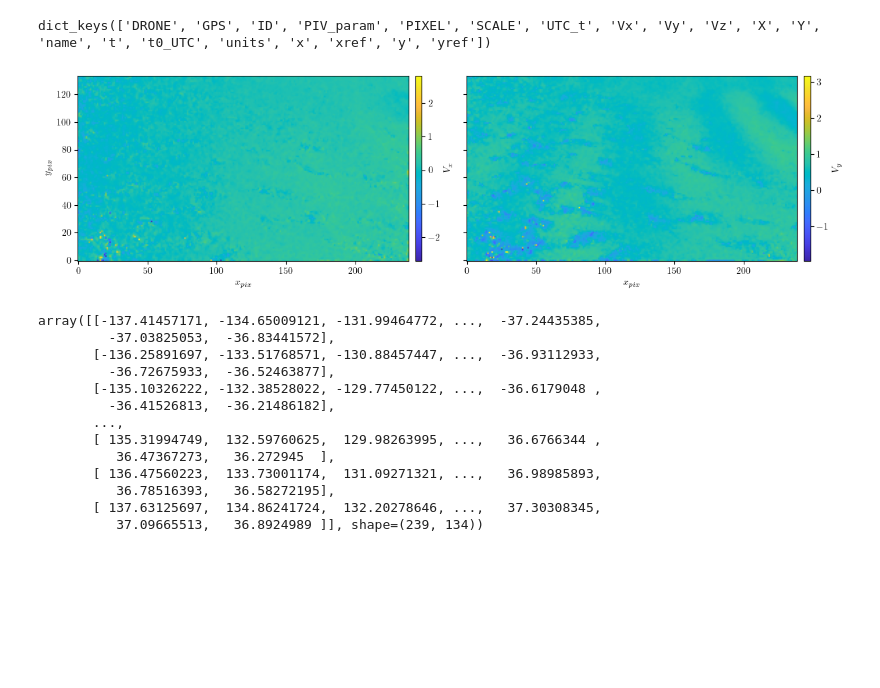
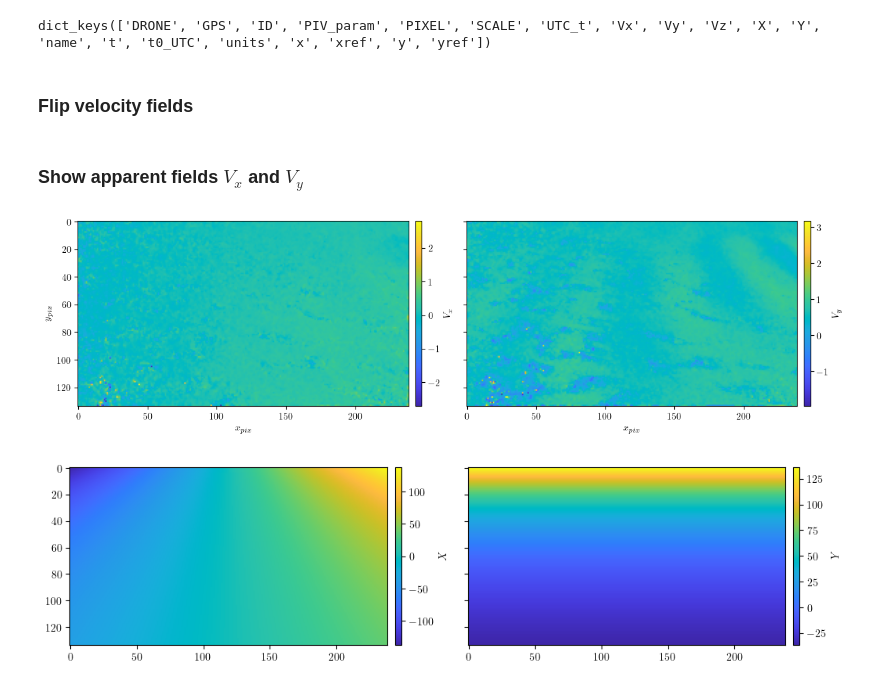
Before and after one commit to Turbotice/icewave, a Jupyter notebook: icewave/sebastien/BicWin2024/BicWin25_oblique_view.ipynb, the cells around one changed output. Cells and saved outputs as stored; diff of their text form; code cells hidden in the pictures; blank space fills up the shorter version.

```diff
--- a/icewave/sebastien/BicWin2024/BicWin25_oblique_view.ipynb
+++ b/icewave/sebastien/BicWin2024/BicWin25_oblique_view.ipynb
@@ -71,55 +73,62 @@ Top-level keys :  ['#refs#', '#subsystem#', 'm']
 S.keys()
 # %% [output]
 dict_keys(['DRONE', 'GPS', 'ID', 'PIV_param', 'PIXEL', 'SCALE', 'UTC_t', 'Vx', 'Vy', 'Vz', 'X', 'Y', 'name', 't', 't0_UTC', 'units', 'x', 'xref', 'y', 'yref'])
+# %% [markdown]
+### Flip velocity fields
 # %%
 # Vx = FT.supress_quadratic_noise(np.transpose(S['Vx'],(1,0,2)),S['x'],S['y'])
 # Vy = FT.supress_quadratic_noise(np.transpose(S['Vy'],(1,0,2)),S['x'],S['y'])
 # Vx = np.transpose(Vx,(1,0,2))
 # Vy = np.transpose(Vy,(1,0,2))
-Vx = np.flip(S['Vx'],(0,1))
-Vy = np.flip(S['Vy'],(0,1))
+Vx = np.flip(S['Vx'],0)
+Vy = np.flip(S['Vy'],0)
+# %% [markdown]
+### Show apparent fields $V_x$ and $V_y$
 # %%
 extents_pix = np.array([S['PIXEL']['x_pix'].min(),S['PIXEL']['x_pix'].max(),
                     S['PIXEL']['y_pix'].min(),S['PIXEL']['y_pix'].max()])
 
 frame = 3600
 
 fig, axs = plt.subplots(ncols = 2,sharey = True,figsize = (12,8))
 imsh = []
 for i,ax in enumerate(axs):
     if i == 0:
-        imsh.append(ax.imshow(Vx[:,:,frame].T,cmap = parula_map,origin = 'lower'))
+        imsh.append(ax.imshow(Vx[:,:,frame].T,cmap = parula_map))
         divider = make_axes_locatable(ax)
         cax = divider.append_axes("right", size="2%", pad=0.1)
         cbar = plt.colorbar(imsh[i],cax = cax)
         cbar.set_label(r'$V_x$')
     else:
-        imsh.append(ax.imshow(Vy[:,:,frame].T,cmap = parula_map,origin = 'lower'))
+        imsh.append(ax.imshow(Vy[:,:,frame].T,cmap = parula_map))
         divider = make_axes_locatable(ax)
         cax = divider.append_axes("right", size="2%", pad=0.1)
         cbar = plt.colorbar(imsh[i],cax = cax)
         cbar.set_label(r'$V_y$')
 
     ax.set_xlabel(r'$x_{pix}$')
 
 axs[0].set_ylabel(r'$y_{pix}$')
 
 plt.tight_layout()
 # %% [output]
-[figure, old version]
+[figure, new version]
-# %%
-S['X']
-# %% [output]
-array([[-137.41457171, -134.65009121, -131.99464772, ...,  -37.24435385,
-         -37.03825053,  -36.83441572],
-       [-136.25891697, -133.51768571, -130.88457447, ...,  -36.93112933,
-         -36.72675933,  -36.52463877],
-       [-135.10326222, -132.38528022, -129.77450122, ...,  -36.6179048 ,
-         -36.41526813,  -36.21486182],
-       ...,
-       [ 135.31994749,  132.59760625,  129.98263995, ...,   36.6766344 ,
-          36.47367273,   36.272945  ],
-       [ 136.47560223,  133.73001174,  131.09271321, ...,   36.98985893,
-          36.78516393,   36.58272195],
-       [ 137.63125697,  134.86241724,  132.20278646, ...,   37.30308345,
-          37.09665513,   36.8924989 ]], shape=(239, 134))
+# %%
+cmap = parula_map
+fig, axs = plt.subplots(ncols = 2,sharey = True,figsize = (12,8))
+imsh = []
+for i,ax in enumerate(axs):
+    if i == 0:
+        imsh.append(ax.imshow(S['X'].T,cmap = cmap))
+        divider = make_axes_locatable(ax)
+        cax = divider.append_axes("right", size="2%", pad=0.1)
+        cbar = plt.colorbar(imsh[i],cax = cax)
+        cbar.set_label(r'$X$')
+    else:
+        imsh.append(ax.imshow(S['Y'].T,cmap = cmap))
+        divider = make_axes_locatable(ax)
+        cax = divider.append_axes("right", size="2%", pad=0.1)
+        cbar = plt.colorbar(imsh[i],cax = cax)
+        cbar.set_label(r'$Y$')
+# %% [output]
+[figure, added]
```
Also changed, not shown: parts of 23 cells of this notebook, 2 other files.
